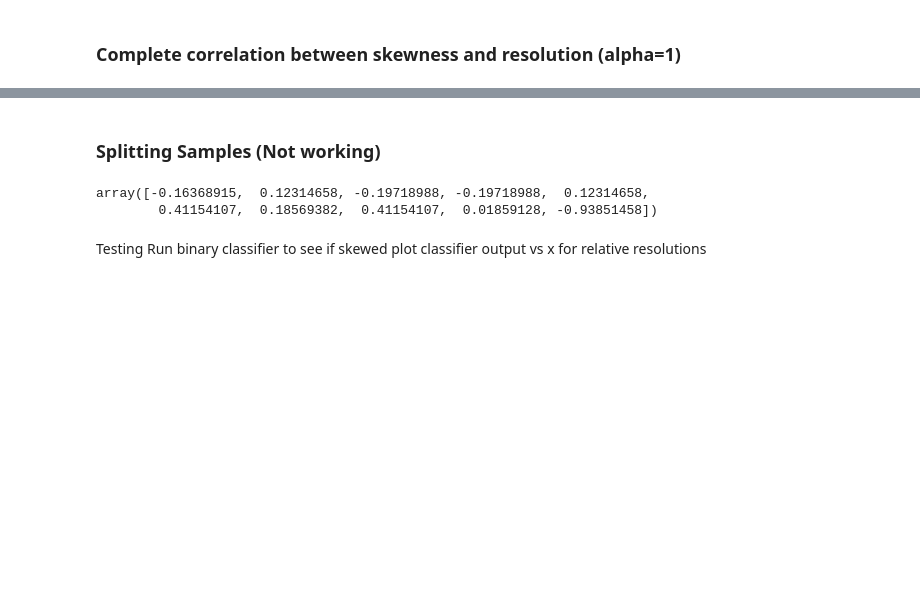
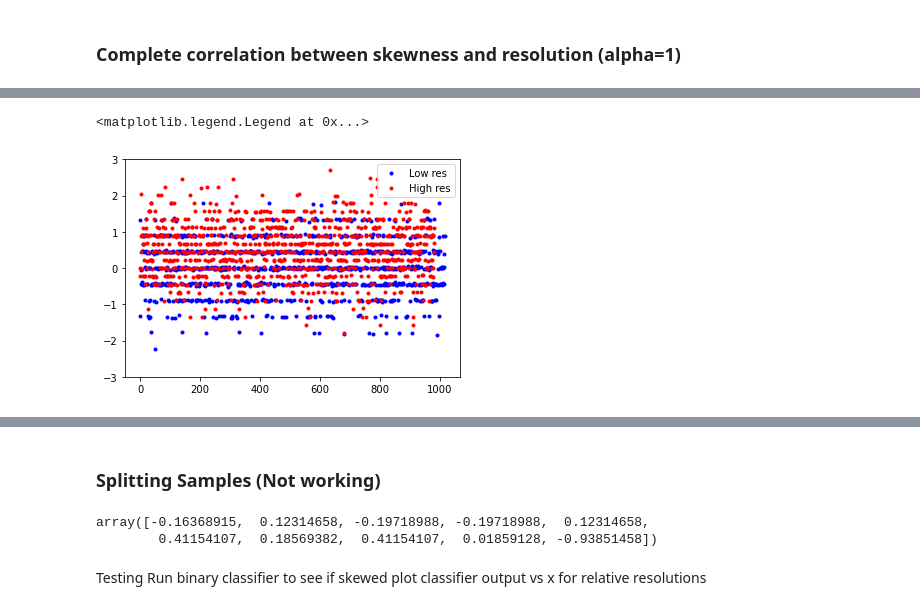
Before and after one commit to jtamanas/FNF4HEP, a Jupyter notebook: galton.ipynb, the cells around one changed output, grey strips where cells are left out. Drawn from its saved outputs; the diff is of its cells as text; code cells hidden in the pictures; blank space fills up the shorter version.

```diff
--- a/galton.ipynb
+++ b/galton.ipynb
@@ -372,0 +474,8 @@ plt.scatter(high_unskew_dat.detach().numpy(), classifier.forward(high_unskew_dat
+# %%
+plt.plot(np.array(data_test[labels_test==1]),'b.',label="Low res")
+plt.plot(np.array(data_test[labels_test==0]), 'r.', label="High res")
+plt.ylim(-3, 3)
+plt.legend()
+# %% [output]
+<matplotlib.legend.Legend at 0x...>
+[figure, added]
```
Also changed, not shown: parts of 20 cells of this notebook, 1 other file.
